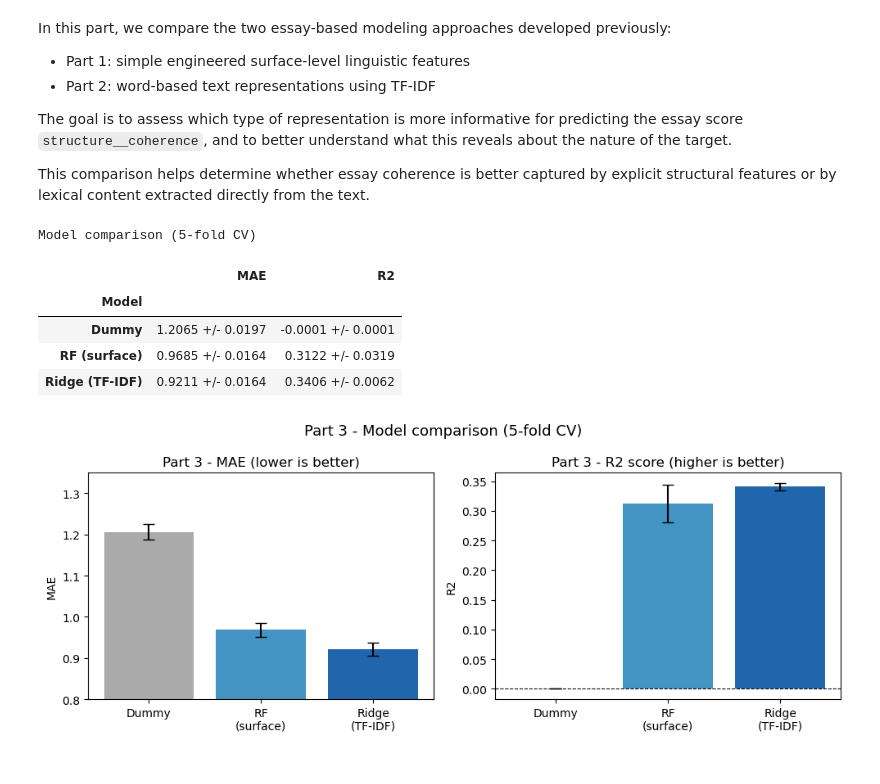
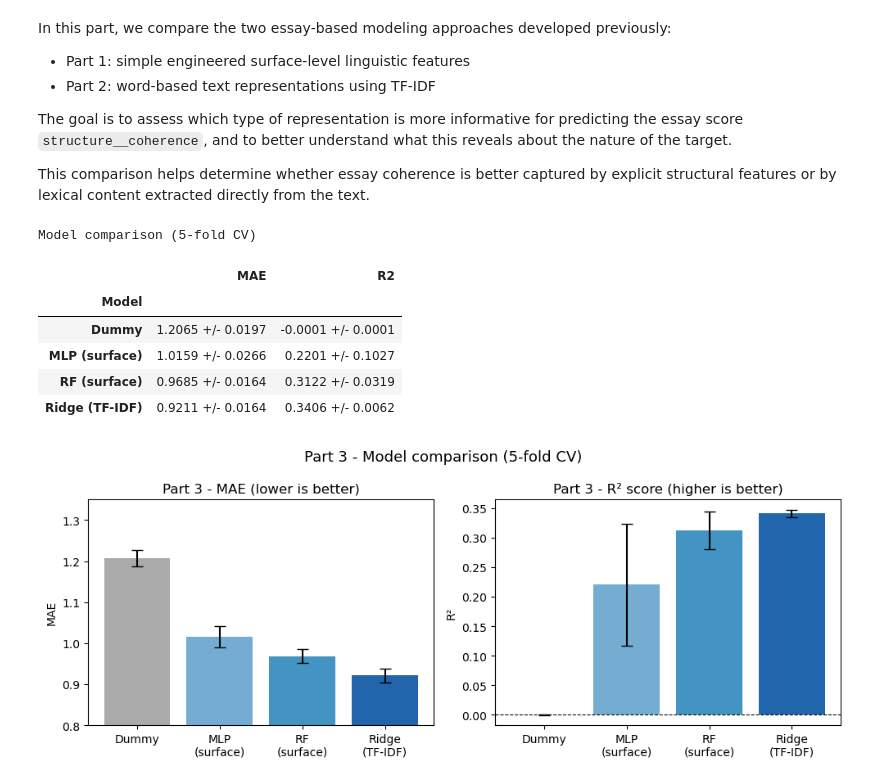
Before and after one commit to Tournedos/MLBD_2026, a Jupyter notebook: Q1/1_subquestion.ipynb, the cells around one changed output. Cells and saved outputs as stored; diff of their text form; code cells hidden in the pictures.

```diff
--- a/Q1/1_subquestion.ipynb
+++ b/Q1/1_subquestion.ipynb
@@ -553,7 +590,7 @@ german_stopwords = [
 df_semantic = essay_results[["course", "text_type", "text", "structure__coherence"]].copy()
 df_semantic = df_semantic.dropna(subset=["course", "text_type", "text", "structure__coherence"]).copy()
 
-df_semantic["text_clean"] = df_semantic["text"].apply(helpers_louis.clean_german_essay_text)
+df_semantic["text_clean"] = df_semantic["text"].apply(helpers.clean_german_essay_text)
 
 X = df_semantic[["course", "text_type", "text_clean"]].copy()
 y = df_semantic["structure__coherence"].copy()
@@ -757,22 +741,25 @@ The goal is to assess which type of representation is more informative for predi
 
 This comparison helps determine whether essay coherence is better captured by explicit structural features or by lexical content extracted directly from the text.
 # %%
-# Part 3
-models = ["Dummy", "RF\n(surface)", "Ridge\n(TF-IDF)"]
+models = ["Dummy", "MLP\n(surface)", "RF\n(surface)", "Ridge\n(TF-IDF)"]
 
 mae = [-cv_scores_dummy["test_mae"].mean(),
+       -cv_scores_part1["test_mae"].mean(),
        -cv_scores_rf_p1["test_mae"].mean(),
        -cv_scores_p2["test_mae"].mean()]
 
 mae_std = [cv_scores_dummy["test_mae"].std(),
+           cv_scores_part1["test_mae"].std(),
            cv_scores_rf_p1["test_mae"].std(),
            cv_scores_p2["test_mae"].std()]
 
 r2 = [cv_scores_dummy["test_r2"].mean(),
+      cv_scores_part1["test_r2"].mean(),
       cv_scores_rf_p1["test_r2"].mean(),
       cv_scores_p2["test_r2"].mean()]
 
 r2_std = [cv_scores_dummy["test_r2"].std(),
+          cv_scores_part1["test_r2"].std(),
           cv_scores_rf_p1["test_r2"].std(),
           cv_scores_p2["test_r2"].std()]
 
@@ -783,37 +770,38 @@ df_results = pd.DataFrame({
 }).set_index("Model")
 display(df_results.style
     .set_caption("Model comparison (5-fold CV)")
-    .highlight_min(subset=["MAE"], color="#d4edda")
-    .highlight_max(subset=["R2"], color="#d4edda")
 )
 
 x = np.arange(len(models))
 fig, ax = plt.subplots(1, 2, figsize=(10, 4))
 
-ax[0].bar(x, mae, yerr=mae_std, capsize=5, color=["#aaaaaa", "#4393c3", "#2166ac"])
+colors = ["#aaaaaa", "#74add1", "#4393c3", "#2166ac"]
+
+ax[0].bar(x, mae, yerr=mae_std, capsize=5, color=colors)
 ax[0].set_xticks(x)
 ax[0].set_xticklabels(models)
 ax[0].set_ylabel("MAE")
 ax[0].set_title("Part 3 - MAE (lower is better)")
 ax[0].set_ylim(0.8, 1.35)
 
-ax[1].bar(x, r2, yerr=r2_std, capsize=5, color=["#aaaaaa", "#4393c3", "#2166ac"])
+ax[1].bar(x, r2, yerr=r2_std, capsize=5, color=colors)
 ax[1].set_xticks(x)
 ax[1].set_xticklabels(models)
-ax[1].set_ylabel("R2")
-ax[1].set_title("Part 3 - R2 score (higher is better)")
+ax[1].set_ylabel("R²")
+ax[1].set_title("Part 3 - R² score (higher is better)")
 ax[1].axhline(0, color="black", linewidth=0.8, linestyle="--")
 
 plt.suptitle("Part 3 - Model comparison (5-fold CV)", fontsize=13)
 plt.tight_layout()
 plt.savefig(f"{fig_dir}/part3_model_comparison_cv.png", dpi=300, bbox_inches="tight")
 plt.show()
 plt.close()
 # %% [output]
 Model comparison (5-fold CV)
 |  | MAE | R2 |
 | Model |  |  |
 | Dummy | 1.2065 +/- 0.0197 | -0.0001 +/- 0.0001 |
+| MLP (surface) | 1.0159 +/- 0.0266 | 0.2201 +/- 0.1027 |
 | RF (surface) | 0.9685 +/- 0.0164 | 0.3122 +/- 0.0319 |
 | Ridge (TF-IDF) | 0.9211 +/- 0.0164 | 0.3406 +/- 0.0062 |
-[figure, old version]
+[figure, new version]
```
Also changed, not shown: parts of 9 cells of this notebook, 6 other files.
